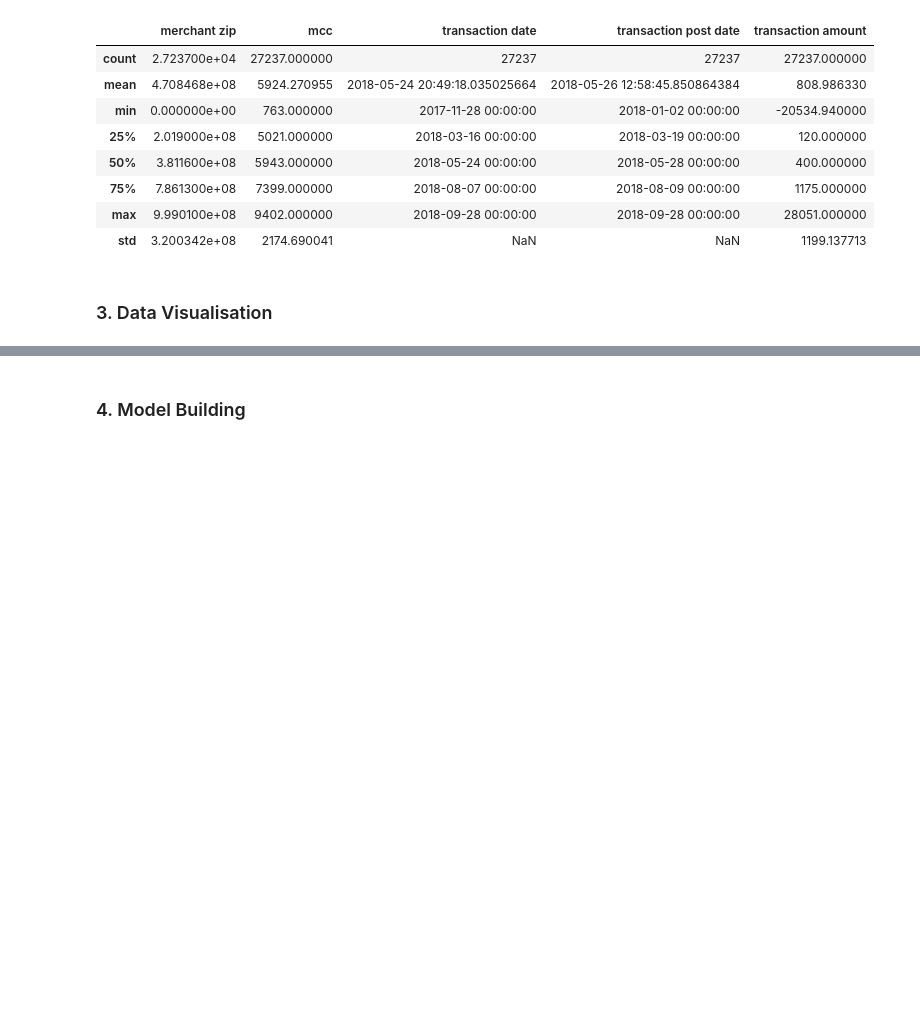
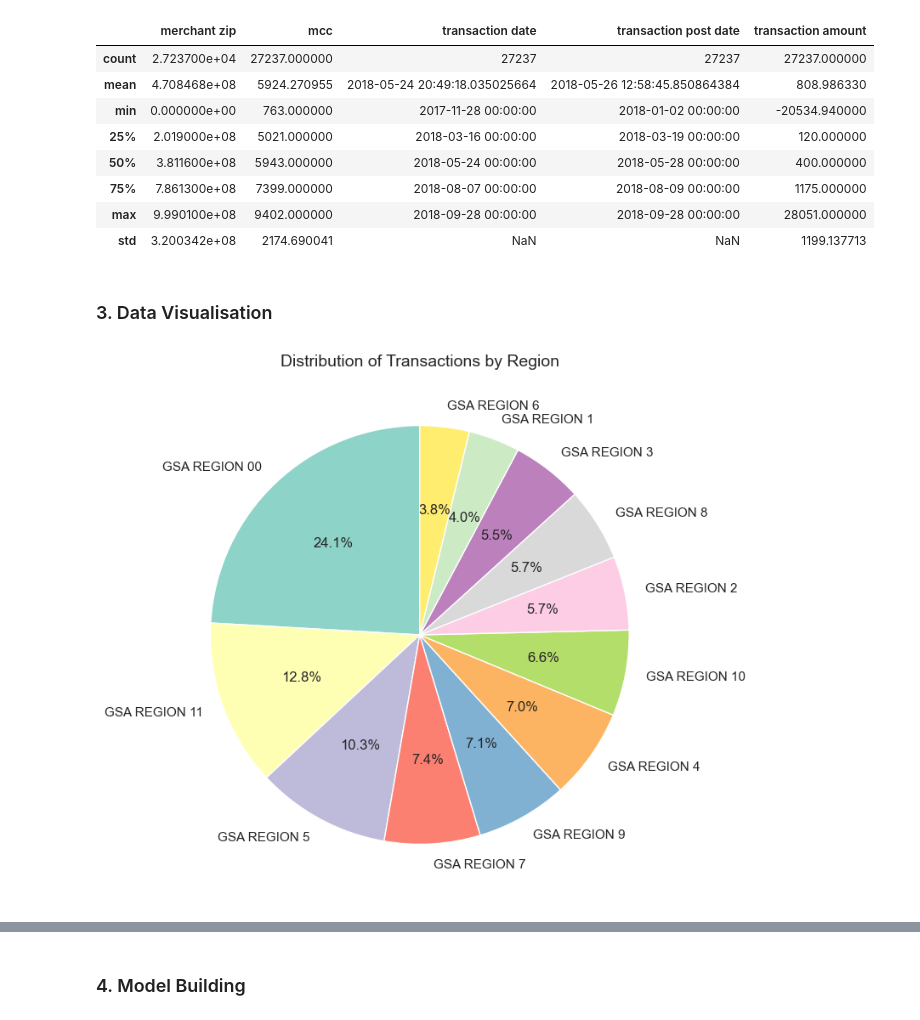
Before and after one commit to enochanok/GSA_Fraud_Detection, a Jupyter notebook: Code_BigData.ipynb, the cells around one changed output, grey strips where cells are left out. Drawn from its saved outputs; the diff is of its cells as text; code cells hidden in the pictures; blank space fills up the shorter version.

```diff
--- a/Code_BigData.ipynb
+++ b/Code_BigData.ipynb
@@ -374,3 +374,23 @@ merged_df.describe()
 | std | 3.200342e+08 | 2174.690041 | NaN | NaN | 1199.137713 |
 # %% [markdown]
 ### 3. Data Visualisation
+# %%
+import pandas as pd
+import matplotlib.pyplot as plt
+import seaborn as sns
+from sklearn.preprocessing import StandardScaler
+from sklearn.cluster import KMeans
+from sklearn.ensemble import IsolationForest
+
+# Load the dataset
+data = pd.read_csv('DATASET/merged_data.csv')
+# %%
+# 2. Pie Chart of Transactions by Region
+region_counts = data['region'].value_counts()
+plt.figure(figsize=(8, 8))
+region_counts.plot.pie(autopct='%1.1f%%', colors=sns.color_palette('Set3', n_colors=len(region_counts)), startangle=90)
+plt.title('Distribution of Transactions by Region', fontsize=14)
+plt.ylabel('')
+plt.show()
+# %% [output]
+[figure, added]
```
Also changed, not shown: parts of 14 cells of this notebook, 1 other file.
